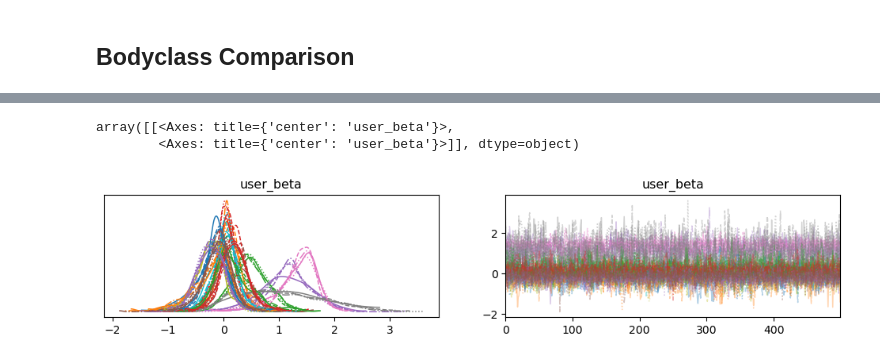
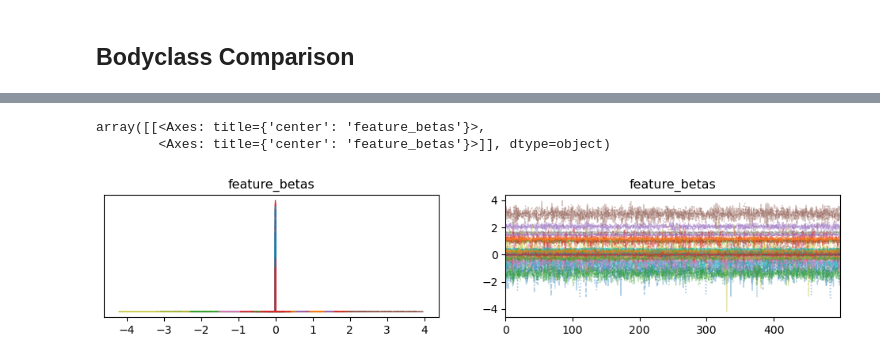
Before and after one commit to mcanearm/road_fatilities, a Jupyter notebook: analysis.ipynb, the cells around one changed output, grey strips where cells are left out. Drawn from its saved outputs; the diff is of its cells as text; code cells hidden in the pictures.

```diff
--- a/analysis.ipynb
+++ b/analysis.ipynb
@@ -403,7 +403,7 @@ print(preprocessor.get_feature_names_out())
     config={
         "user_intercept": numpyro.infer.reparam.LocScaleReparam(),
         "region_intercept": numpyro.infer.reparam.LocScaleReparam(),
-        "feature_betas": numpyro.infer.reparam.LocScaleReparam(),
+        "weight_mat": numpyro.infer.reparam.LocScaleReparam(),
         "user_beta": numpyro.infer.reparam.LocScaleReparam(),
     }
 )
@@ -416,7 +416,7 @@ def model(X, weights=None, y=None):
     national_intercept = numpyro.sample(
         "national_intercept", dist.Normal(0, national_sigma)
     )
-    intercept_sigma = numpyro.sample("intercept_sigma", dist.HalfNormal(2))
+    intercept_sigma = numpyro.sample("intercept_sigma", dist.InverseGamma(1, 1))
     with numpyro.plate("ped_plate", 2):
         user_intercept = numpyro.sample("user_intercept", dist.Normal(national_intercept, intercept_sigma))
         with numpyro.plate("ped_region_plate", 4):
@@ -427,24 +427,32 @@ def model(X, weights=None, y=None):
     beta_sigma = numpyro.sample("beta_var", dist.InverseGamma(1, 1))
     with numpyro.plate("beta_plate", mult_features.shape[1]):
         # create a single beta for the overall effect
-        user_beta = numpyro.sample("user_beta", dist.Laplace(0, beta_sigma))
+        user_beta = numpyro.sample("user_beta", dist.Normal(0, beta_sigma))
+        feature_sigma = numpyro.sample("user_sigma", dist.InverseGamma(1, 1))
 
+        # when we do the inclusion, don't do inclusion/exclusion within each
+        # vulnerable road group, but at the feature level.
+        inclusion_prob = numpyro.sample("inclusion_prob", dist.Beta(1, 1))
+        include = numpyro.sample("include", dist.Bernoulli(inclusion_prob))
         with numpyro.plate("beta_ped_plate", 2):
             # allow separate betas for pedestrians and for cyclists to see if the effects
             # of safety features and the control variables are different
             # see if the overall effect differs based on the non-vehicle road user type
             weight_mat = numpyro.sample(
-                "weight_mat", dist.Laplace(user_beta, beta_sigma)
+                "weight_mat", dist.Normal(user_beta, feature_sigma)
             )
-            inclusion_prob = numpyro.sample("inclusion_prob", dist.Beta(1, 1))
-            include = numpyro.sample("include", dist.Bernoulli(inclusion_prob))
 
     feature_betas = numpyro.deterministic("feature_betas", include * weight_mat)
-
+    user_betas_inc = numpyro.deterministic("user_betas_inc", include * user_beta)
     beta_mat = feature_betas[is_pedestrian, ...]
     fit_features = jnp.sum(mult_features * beta_mat, axis=1)
     logits = numpyro.deterministic("logits", region_intercept[region, is_pedestrian] + fit_features)
 
+    # get deterministic estimates of probablities
+    numpyro.deterministic("national_prob", jnp.exp(national_intercept)/(1 + jnp.exp(national_intercept)))
+    numpyro.deterministic("user_prob", jnp.exp(user_intercept)/(1 + jnp.exp(user_intercept)))
+    numpyro.deterministic("region_prob", jnp.exp(region_intercept)/(1 + jnp.exp(region_intercept)))
+
     # this handler ensures that the national weights are used during the sampling process
     with numpyro.handlers.scale(scale=weights):
         numpyro.sample("obs", dist.Bernoulli(logits=logits), obs=y)
@@ -459,2 +467,8 @@ numpyro.render_model(
 # %% [output]
 [drawing not drawn]
+# %%
+weights = jnp.array(fit_data["WEIGHT"])
+prior_predictive = Predictive(model, num_samples=1000)
+
+new_key = jax.random.PRNGKey(1982)
+pred = prior_predictive(new_key, features, weights)["obs"]
@@ -461,4 +481,4 @@ numpyro.render_model(
 # %%
 # mcmc = numpyro.infer.MCMC(NUTS(model), num_warmup=500, num_samples=500, num_chains=4)
-mcmc = MCMC(MixedHMC(HMC(model, adapt_step_size=True)), num_warmup=500, num_samples=500, num_chains=4)
-mcmc.run(jax.random.PRNGKey(44), features, jnp.array(fit_data["WEIGHT"]), Y)
+mcmc = MCMC(DiscreteHMCGibbs(NUTS(model), modified=True), num_warmup=500, num_samples=500, num_chains=4)
+mcmc.run(jax.random.PRNGKey(44), features, weights, Y)
@@ -479,7 +497,11 @@ trace = az.from_numpyro(
         "user_intercept": ["is_ped"],
         "region_intercept": ["region", "is_ped"],
         "feature_betas": ["is_ped", "feature"],
-        "user_beta": ["feature"]
+        "include": ["feature"],
+        "user_beta": ["feature"],
+        "user_betas_inc": ["feature"],
+        "user_prob": ["is_ped"],
+        "region_prob": ["region", "is_ped"],
     },
 )
 # %% [markdown]
@@ -620,6 +642,6 @@ array([<Axes: title={'center': '95.0% HDI'}>], dtype=object)
 # %%
-az.plot_trace(trace, var_names="user_beta")
+az.plot_trace(trace, var_names="feature_betas")
 # %% [output]
-array([[<Axes: title={'center': 'user_beta'}>,
-        <Axes: title={'center': 'user_beta'}>]], dtype=object)
+array([[<Axes: title={'center': 'feature_betas'}>,
+        <Axes: title={'center': 'feature_betas'}>]], dtype=object)
-[figure, old version]
+[figure, new version]
```
Also changed, not shown: parts of 19 cells of this notebook, 10 other files.
